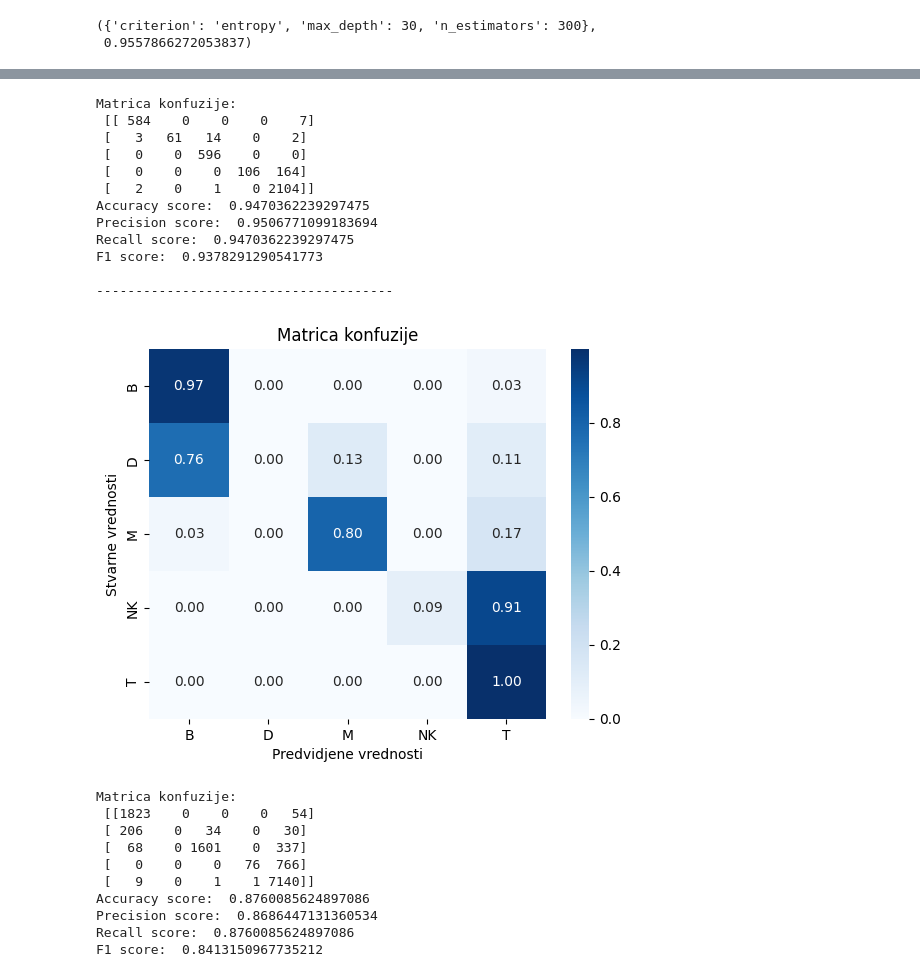
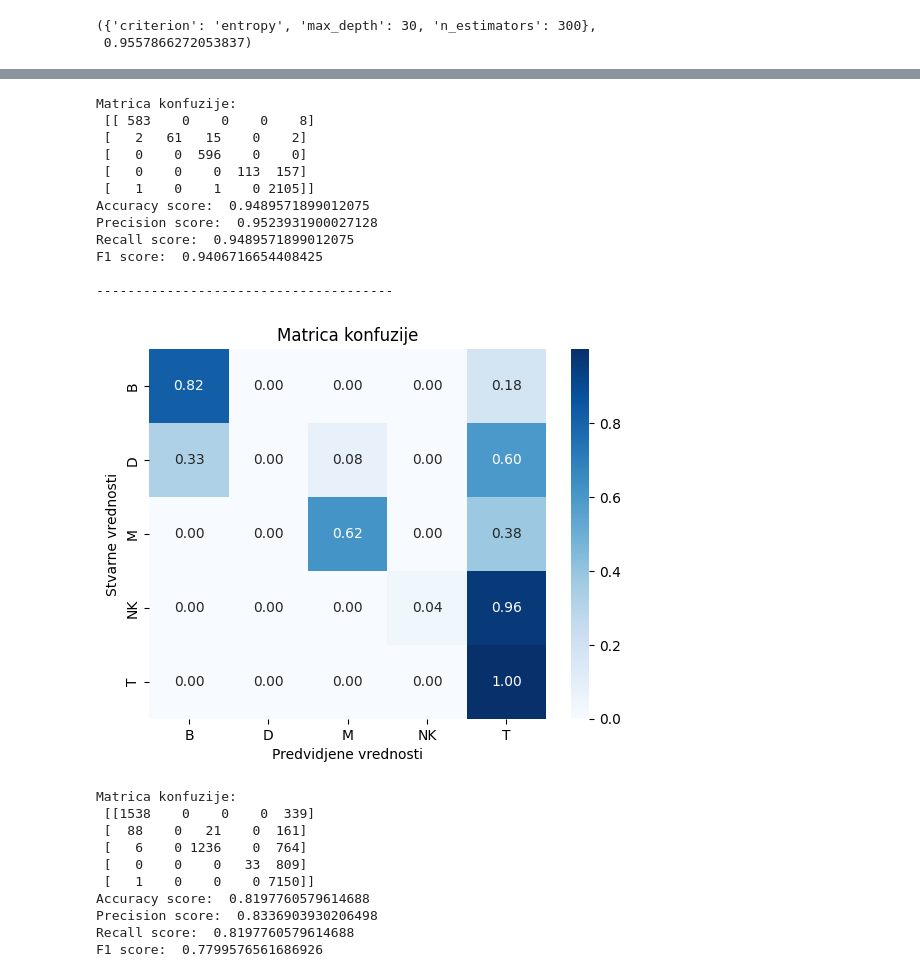
Before and after one commit to bogdans55/ip2-projekat, a Jupyter notebook: models/random_forest.ipynb, the cells around one changed output, grey strips where cells are left out. Saved outputs shown, nothing was run; the diff lists cells and outputs as text; code cells hidden in the pictures.

Commit message:
Fixed retraining for models

```diff
--- a/models/random_forest.ipynb
+++ b/models/random_forest.ipynb
@@ -116,45 +116,45 @@ best_params, best_score
 # %%
 data_bs2 = pd.read_csv('../data/preprocessed_data_BS2.csv')
 
 X = data_bs2.drop(['Group', 'Subgroups'], axis=1)
 y = data_bs2['Group']
 
 X_train_bs2, X_test_bs2, y_train_bs2, y_test_bs2 = train_test_split(X, y, test_size=0.3, random_state=55)
 
-model_bs2 = build_model(best_model, X_train_bs2, X_test_bs2, y_train_bs2, y_test_bs2)
+model_bs2 = RandomForestClassifier(**best_params)
+model_bs2 = build_model(model_bs2, X_train_bs2, X_test_bs2, y_train_bs2, y_test_bs2)
 print('\n--------------------------------------\n')
 
 X_test_data = data_bs2.drop(['Group', 'Subgroups'], axis=1)
 y_test_data = data_bs2['Group']
 
-test_model = best_model.fit(X_train, y_train)
 y_pred = best_model.predict(X_test_data)
 model_info(y_test_data, y_pred)
 # %% [output]
 [figure]
 Matrica konfuzije:
- [[ 584    0    0    0    7]
- [   3   61   14    0    2]
+ [[ 583    0    0    0    8]
+ [   2   61   15    0    2]
  [   0    0  596    0    0]
- [   0    0    0  106  164]
- [   2    0    1    0 2104]]
-Accuracy score:  0.9470362239297475
-Precision score:  0.9506771099183694
-Recall score:  0.9470362239297475
-F1 score:  0.9378291290541773
+ [   0    0    0  113  157]
+ [   1    0    1    0 2105]]
+Accuracy score:  0.9489571899012075
+Precision score:  0.9523931900027128
+Recall score:  0.9489571899012075
+F1 score:  0.9406716654408425
 
 --------------------------------------
-[figure, old version]
+[figure, new version]
 Matrica konfuzije:
- [[1823    0    0    0   54]
- [ 206    0   34    0   30]
- [  68    0 1601    0  337]
- [   0    0    0   76  766]
- [   9    0    1    1 7140]]
-Accuracy score:  0.8760085624897086
-Precision score:  0.8686447131360534
-Recall score:  0.8760085624897086
-F1 score:  0.8413150967735212
+ [[1538    0    0    0  339]
+ [  88    0   21    0  161]
+ [   6    0 1236    0  764]
+ [   0    0    0   33  809]
+ [   1    0    0    0 7150]]
+Accuracy score:  0.8197760579614688
+Precision score:  0.8336903930206498
+Recall score:  0.8197760579614688
+F1 score:  0.7799576561686926
 # %%
 data_geo = pd.read_csv('../data/preprocessed_data_GEO.csv')
 
```
Also changed, not shown: parts of 3 cells of this notebook, 1 other file.
